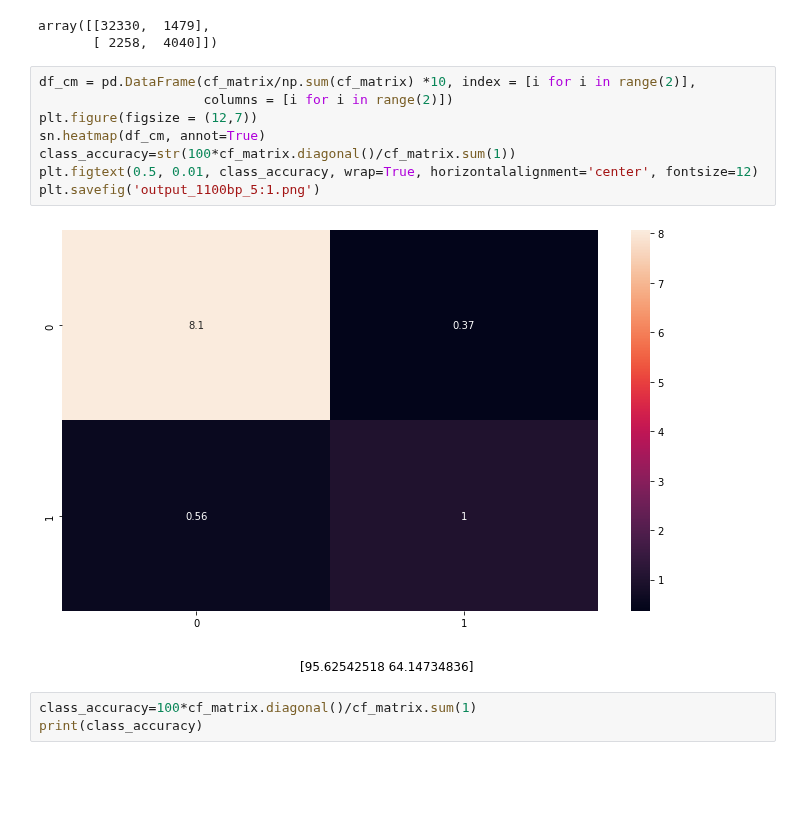
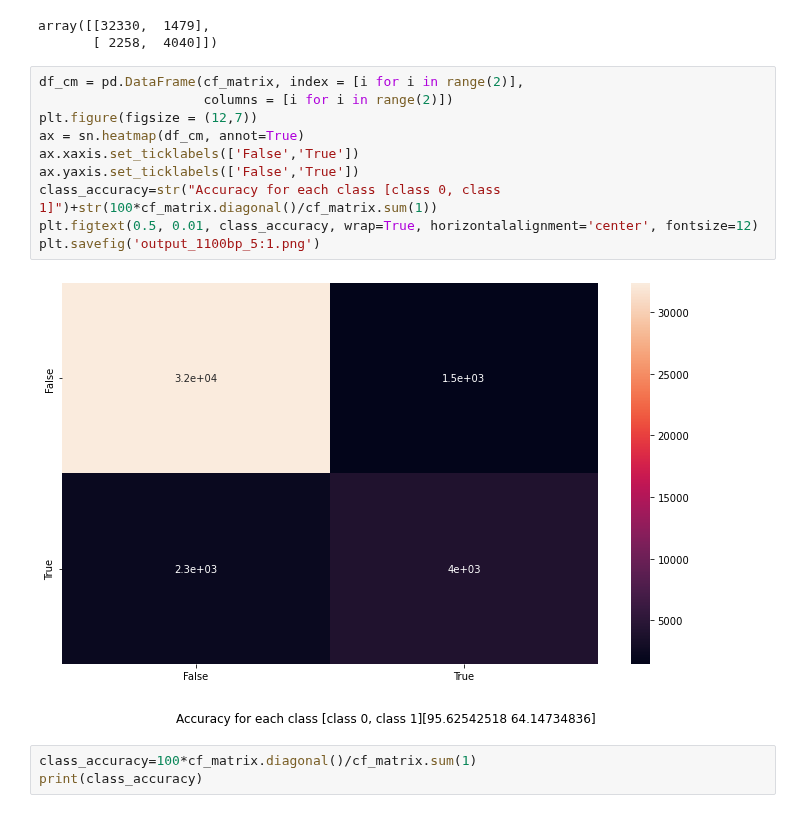
Before and after one commit to duttaprat/Postdoc, a Jupyter notebook: DNABERT_data_processing/confusion_matrix.ipynb, the cells around one changed output. Saved outputs shown, nothing was run; the diff lists cells and outputs as text; blank space fills up the shorter version.

```diff
--- a/DNABERT_data_processing/confusion_matrix.ipynb
+++ b/DNABERT_data_processing/confusion_matrix.ipynb
@@ -52,15 +52,17 @@ cf_matrix
 array([[32330,  1479],
        [ 2258,  4040]])
 # %%
-df_cm = pd.DataFrame(cf_matrix/np.sum(cf_matrix) *10, index = [i for i in range(2)],
+df_cm = pd.DataFrame(cf_matrix, index = [i for i in range(2)],
                      columns = [i for i in range(2)])
 plt.figure(figsize = (12,7))
-sn.heatmap(df_cm, annot=True)
-class_accuracy=str(100*cf_matrix.diagonal()/cf_matrix.sum(1))
+ax = sn.heatmap(df_cm, annot=True)
+ax.xaxis.set_ticklabels(['False','True'])
+ax.yaxis.set_ticklabels(['False','True'])
+class_accuracy=str("Accuracy for each class [class 0, class 1]")+str(100*cf_matrix.diagonal()/cf_matrix.sum(1))
 plt.figtext(0.5, 0.01, class_accuracy, wrap=True, horizontalalignment='center', fontsize=12)
 plt.savefig('output_1100bp_5:1.png')
 # %% [output]
-[figure, old version]
+[figure, new version]
 # %%
 class_accuracy=100*cf_matrix.diagonal()/cf_matrix.sum(1)
 print(class_accuracy)
```
Also changed, not shown: parts of 4 cells of this notebook, 5 other files.
